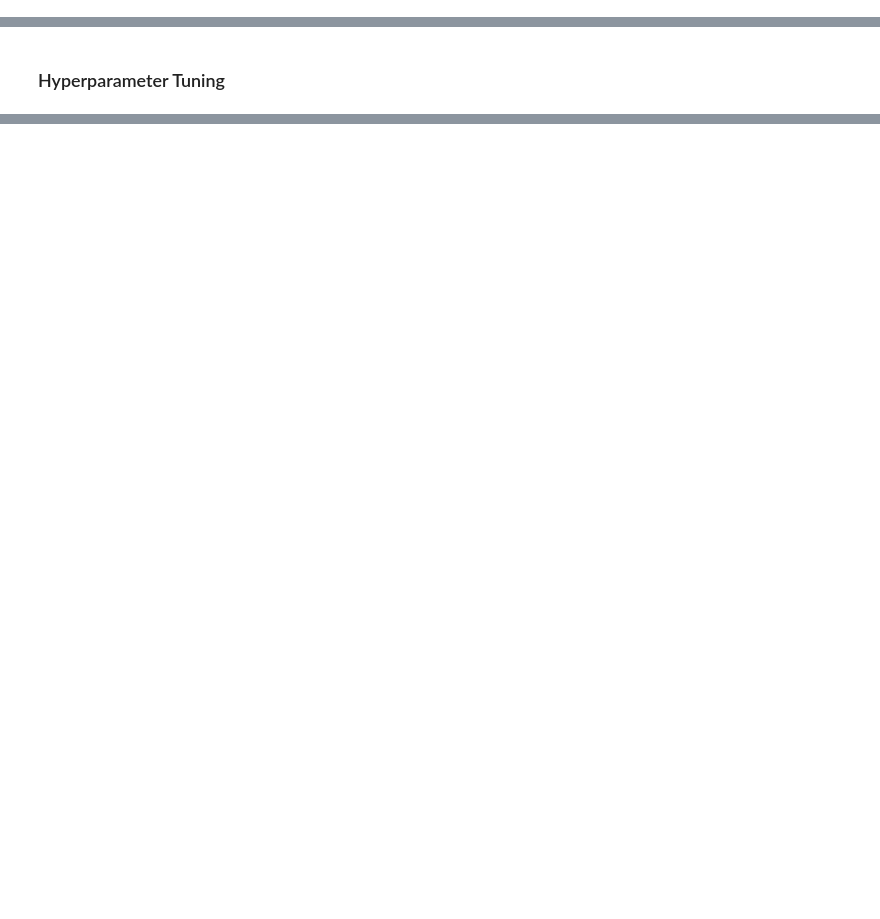
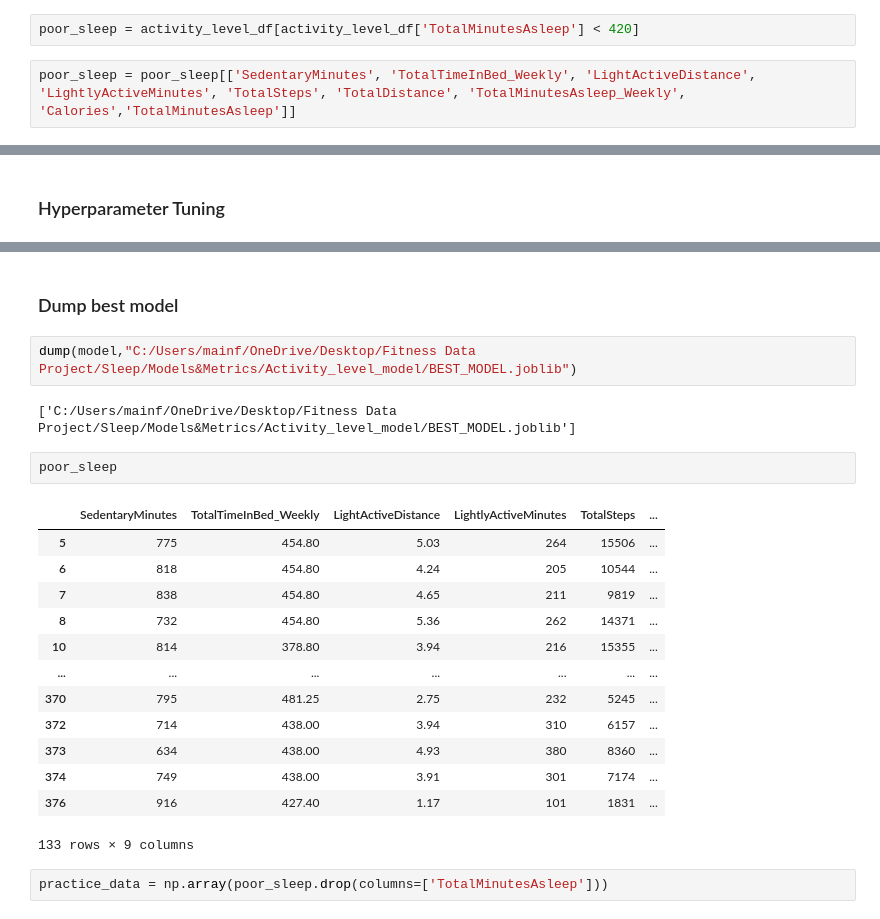
Before and after one commit to mainfranco/AI_Fitness, a Jupyter notebook: Sleep/Sleep Models.ipynb, the cells around one changed output, grey strips where cells are left out. Saved outputs shown, nothing was run; the diff lists cells and outputs as text; blank space fills up the shorter version.

```diff
--- a/Sleep/Sleep Models.ipynb
+++ b/Sleep/Sleep Models.ipynb
@@ -35,0 +58,4 @@ activity_level_model_performance
+# %%
+poor_sleep = activity_level_df[activity_level_df['TotalMinutesAsleep'] < 420]
+# %%
+poor_sleep = poor_sleep[['SedentaryMinutes', 'TotalTimeInBed_Weekly', 'LightActiveDistance', 'LightlyActiveMinutes', 'TotalSteps', 'TotalDistance', 'TotalMinutesAsleep_Weekly', 'Calories','TotalMinutesAsleep']]
@@ -558,0 +482,24 @@ Im thinking of how the models could feed into eachother to provide better insigh
+# %% [markdown]
+### Dump best model
+# %%
+dump(model,"C:/Users/mainf/OneDrive/Desktop/Fitness Data Project/Sleep/Models&Metrics/Activity_level_model/BEST_MODEL.joblib")
+# %% [output]
+['C:/Users/mainf/OneDrive/Desktop/Fitness Data Project/Sleep/Models&Metrics/Activity_level_model/BEST_MODEL.joblib']
+# %%
+poor_sleep
+# %% [output]
+|  | SedentaryMinutes | TotalTimeInBed_Weekly | LightActiveDistance | LightlyActiveMinutes | TotalSteps | ... |
+| 5 | 775 | 454.80 | 5.03 | 264 | 15506 | ... |
+| 6 | 818 | 454.80 | 4.24 | 205 | 10544 | ... |
+| 7 | 838 | 454.80 | 4.65 | 211 | 9819 | ... |
+| 8 | 732 | 454.80 | 5.36 | 262 | 14371 | ... |
+| 10 | 814 | 378.80 | 3.94 | 216 | 15355 | ... |
+| ... | ... | ... | ... | ... | ... | ... |
+| 370 | 795 | 481.25 | 2.75 | 232 | 5245 | ... |
+| 372 | 714 | 438.00 | 3.94 | 310 | 6157 | ... |
+| 373 | 634 | 438.00 | 4.93 | 380 | 8360 | ... |
+| 374 | 749 | 438.00 | 3.91 | 301 | 7174 | ... |
+| 376 | 916 | 427.40 | 1.17 | 101 | 1831 | ... |
+133 rows × 9 columns
+# %%
+practice_data = np.array(poor_sleep.drop(columns=['TotalMinutesAsleep']))
```
Also changed, not shown: parts of 65 cells of this notebook.
